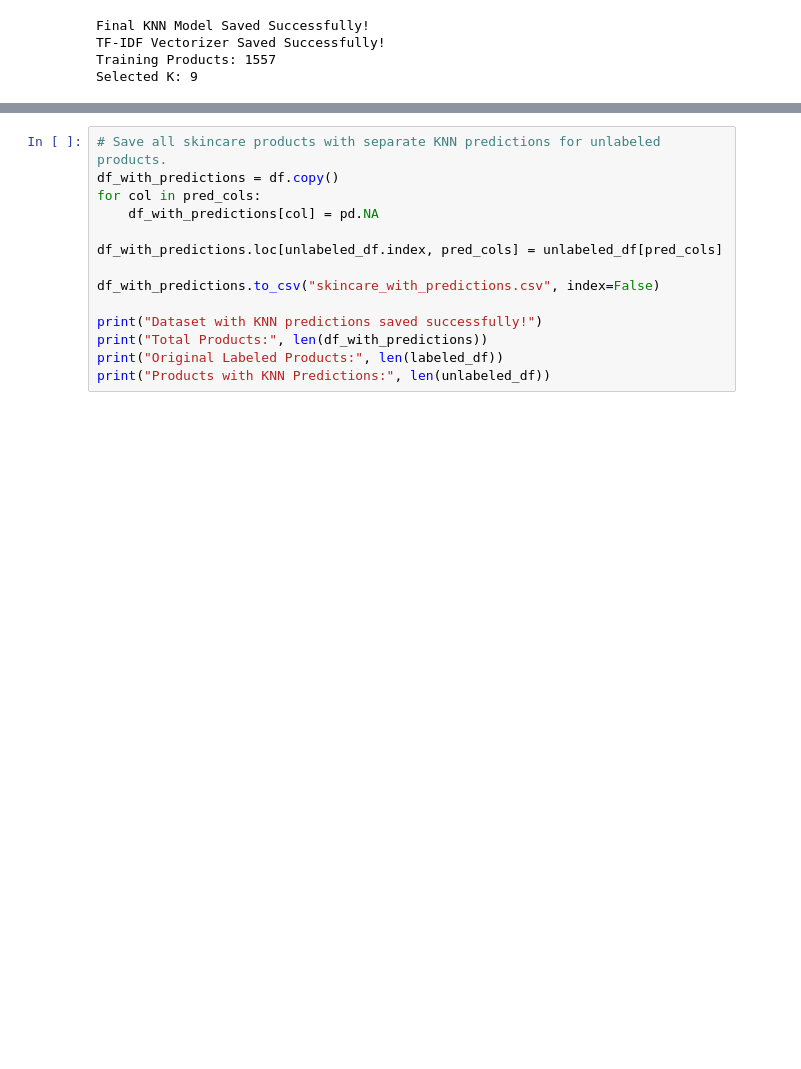
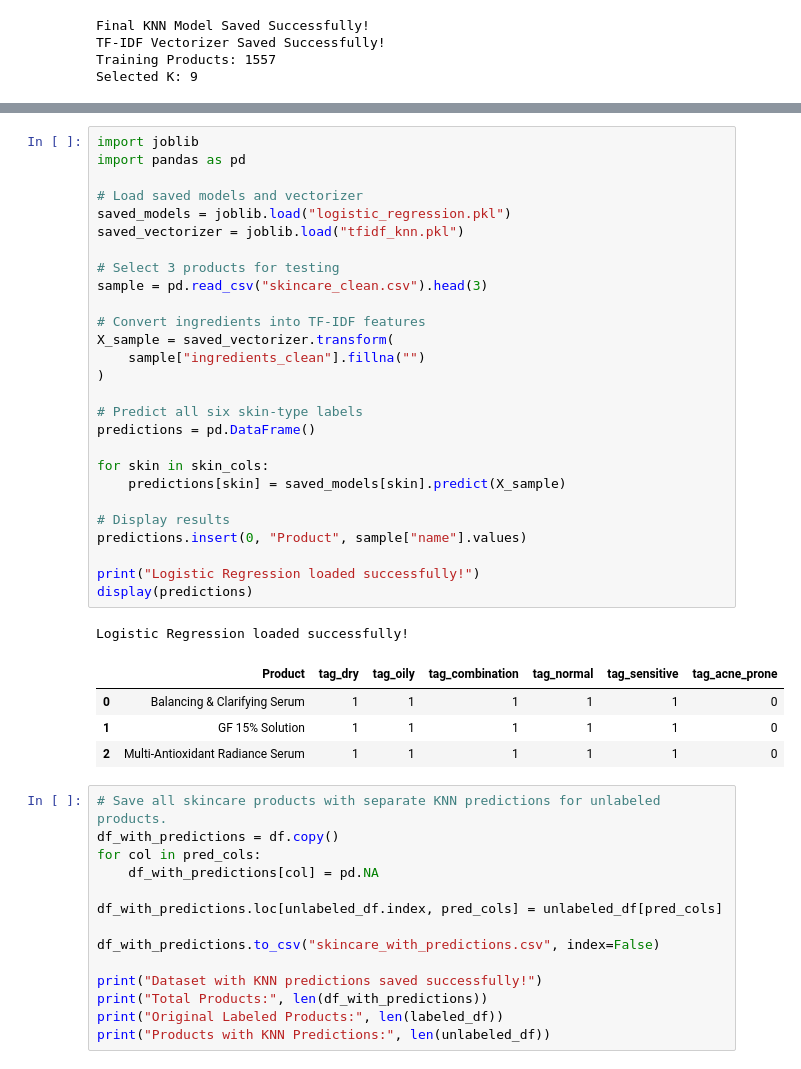
Before and after one commit to l253505/SkinMatch-Skin-Type-Based-Skincare-Recommender, a Jupyter notebook: 03_knn_classification.ipynb, the cells around one changed output, grey strips where cells are left out. Cells and saved outputs as stored; diff of their text form; blank space fills up the shorter version.

```diff
--- a/03_knn_classification.ipynb
+++ b/03_knn_classification.ipynb
@@ -297,3 +423,36 @@ First 5 Products with Predictions:
+# %%
+import joblib
+import pandas as pd
+
+# Load saved models and vectorizer
+saved_models = joblib.load("logistic_regression.pkl")
+saved_vectorizer = joblib.load("tfidf_knn.pkl")
+
+# Select 3 products for testing
+sample = pd.read_csv("skincare_clean.csv").head(3)
+
+# Convert ingredients into TF-IDF features
+X_sample = saved_vectorizer.transform(
+    sample["ingredients_clean"].fillna("")
+)
+
+# Predict all six skin-type labels
+predictions = pd.DataFrame()
+
+for skin in skin_cols:
+    predictions[skin] = saved_models[skin].predict(X_sample)
+
+# Display results
+predictions.insert(0, "Product", sample["name"].values)
+
+print("Logistic Regression loaded successfully!")
+display(predictions)
+# %% [output]
+Logistic Regression loaded successfully!
+|  | Product | tag_dry | tag_oily | tag_combination | tag_normal | tag_sensitive | tag_acne_prone |
+| 0 | Balancing & Clarifying Serum | 1 | 1 | 1 | 1 | 1 | 0 |
+| 1 | GF 15% Solution | 1 | 1 | 1 | 1 | 1 | 0 |
+| 2 | Multi-Antioxidant Radiance Serum | 1 | 1 | 1 | 1 | 1 | 0 |
 # %%
 # Save all skincare products with separate KNN predictions for unlabeled products.
 df_with_predictions = df.copy()
```
Also changed, not shown: parts of 5 cells of this notebook, 1 other file.
